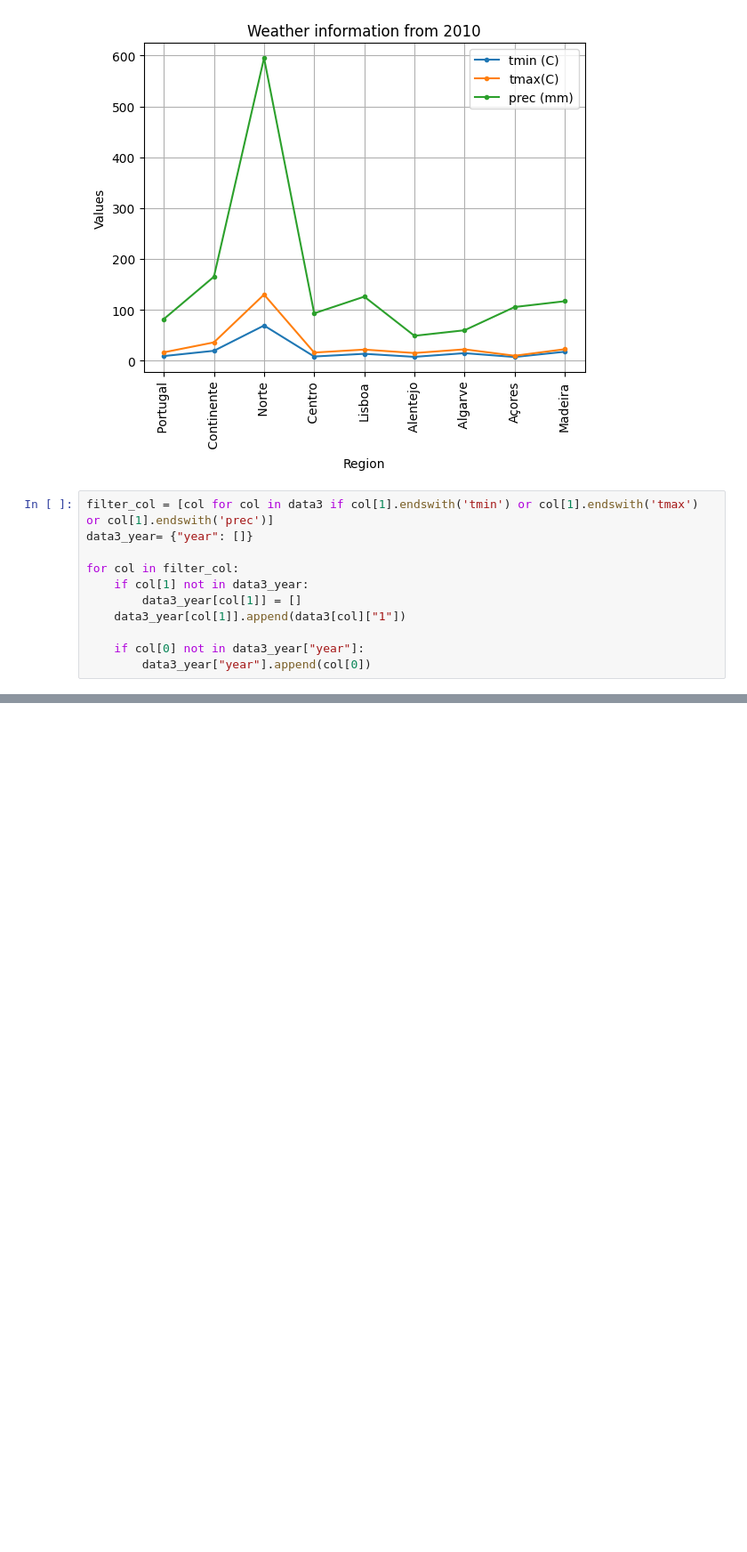
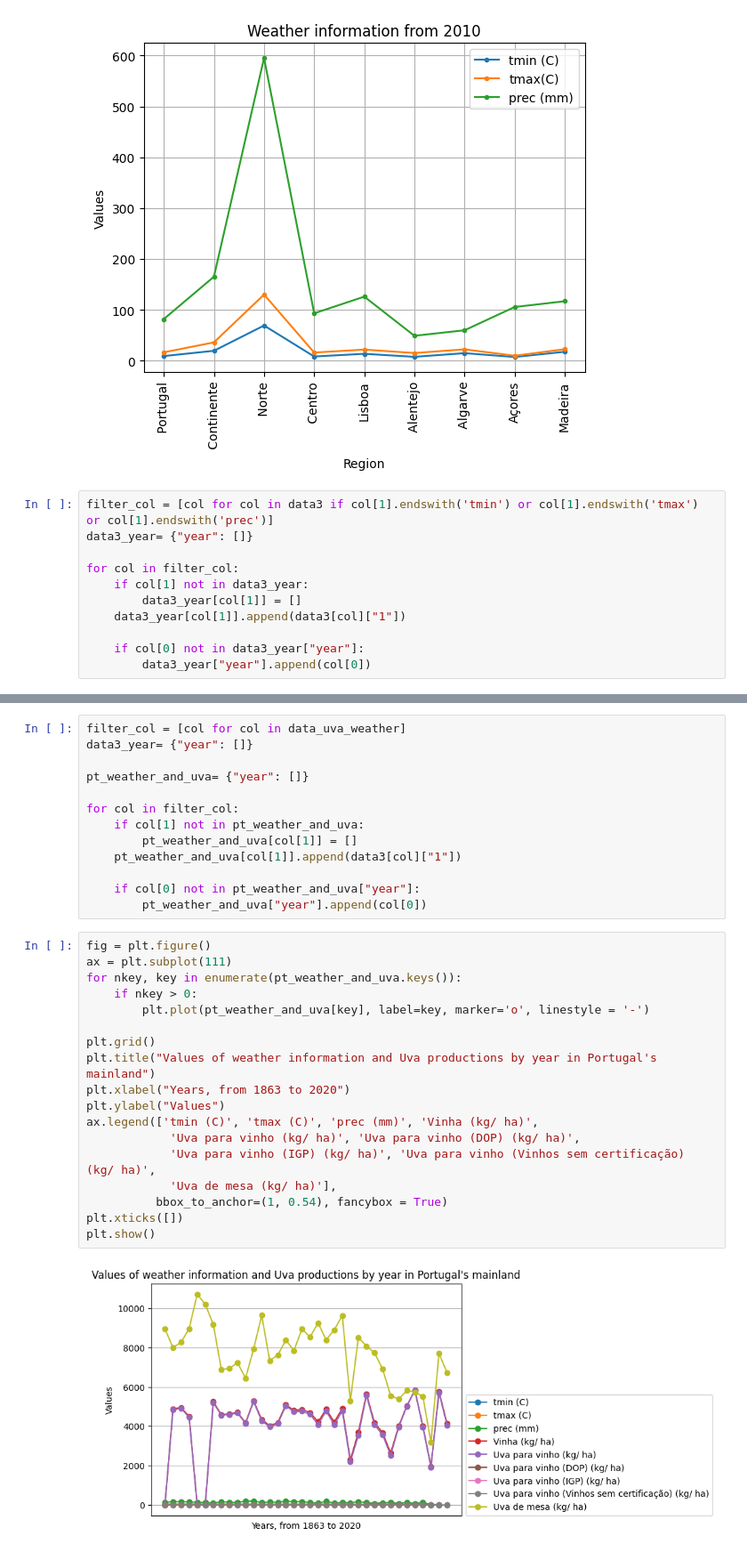
Before and after one commit to FMarques8/FCD-Project-1-2, a Jupyter notebook: INE_data_treatment.ipynb, the cells around one changed output, grey strips where cells are left out. Shown at 89% size. Saved outputs shown, nothing was run; the diff lists cells and outputs as text; blank space fills up the shorter version.

```diff
--- a/INE_data_treatment.ipynb
+++ b/INE_data_treatment.ipynb
@@ -775,0 +810,33 @@ plt.show()
+# %%
+filter_col = [col for col in data_uva_weather]
+data3_year= {"year": []}
+
+pt_weather_and_uva= {"year": []}
+
+for col in filter_col:
+    if col[1] not in pt_weather_and_uva:
+        pt_weather_and_uva[col[1]] = []
+    pt_weather_and_uva[col[1]].append(data3[col]["1"])
+
+    if col[0] not in pt_weather_and_uva["year"]:
+        pt_weather_and_uva["year"].append(col[0])
+# %%
+fig = plt.figure()
+ax = plt.subplot(111)
+for nkey, key in enumerate(pt_weather_and_uva.keys()):
+    if nkey > 0:
+        plt.plot(pt_weather_and_uva[key], label=key, marker='o', linestyle = '-')
+
+plt.grid()
+plt.title("Values of weather information and Uva productions by year in Portugal's mainland")
+plt.xlabel("Years, from 1863 to 2020")
+plt.ylabel("Values")
+ax.legend(['tmin (C)', 'tmax (C)', 'prec (mm)', 'Vinha (kg/ ha)',
+            'Uva para vinho (kg/ ha)', 'Uva para vinho (DOP) (kg/ ha)',
+            'Uva para vinho (IGP) (kg/ ha)', 'Uva para vinho (Vinhos sem certificação) (kg/ ha)',
+            'Uva de mesa (kg/ ha)'],
+          bbox_to_anchor=(1, 0.54), fancybox = True)
+plt.xticks([])
+plt.show()
+# %% [output]
+[figure, added]
```
Also changed, not shown: parts of 6 cells of this notebook.
